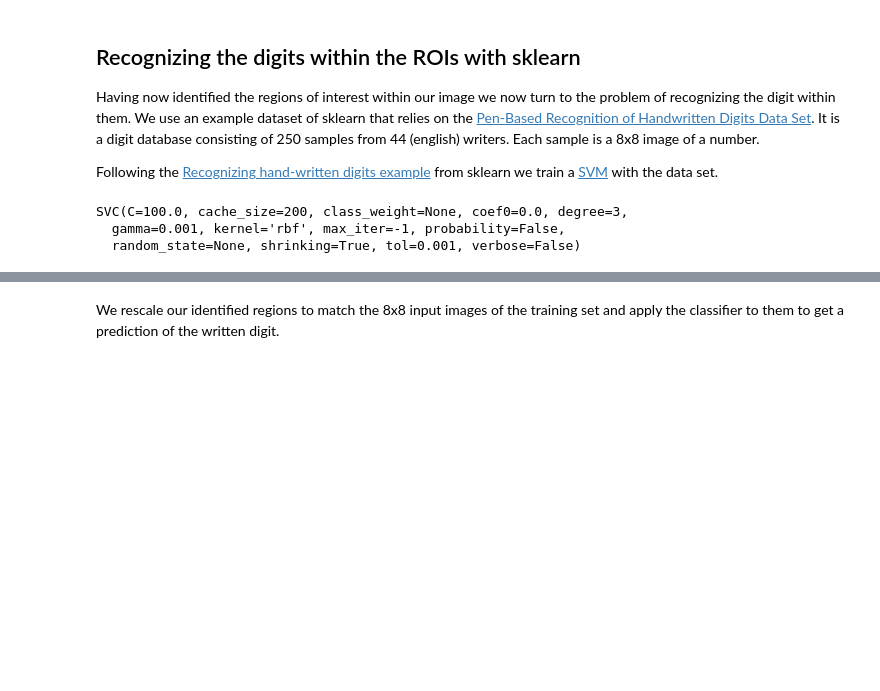
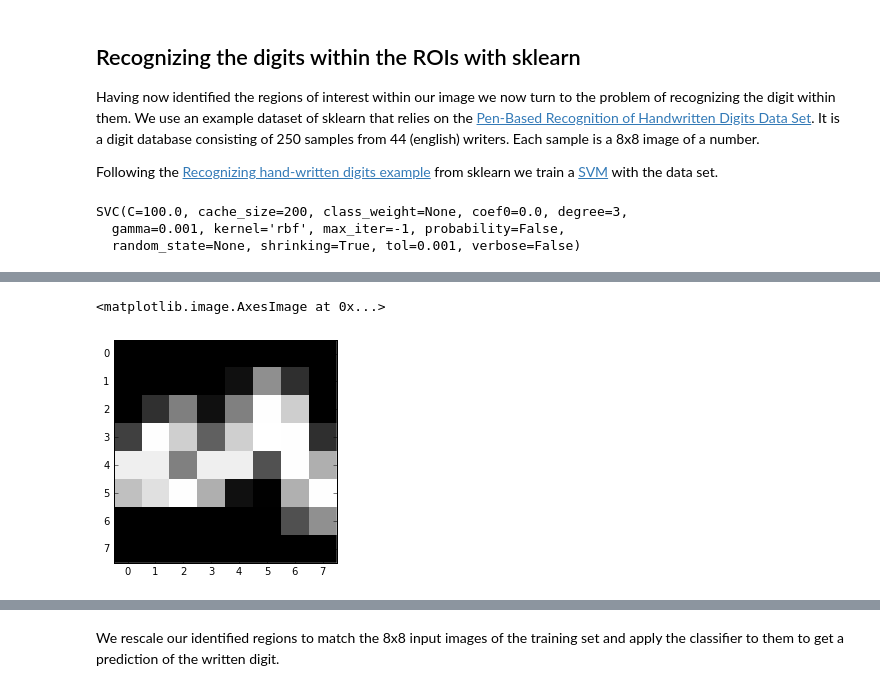
Before and after one commit to scholich/python-overview, a Jupyter notebook: find_digits_and_predict.ipynb, the cells around one changed output, grey strips where cells are left out. Drawn from its saved outputs; the diff is of its cells as text; code cells hidden in the pictures; blank space fills up the shorter version.

```diff
--- a/find_digits_and_predict.ipynb
+++ b/find_digits_and_predict.ipynb
@@ -105,0 +148,5 @@ SVC(C=100.0, cache_size=200, class_weight=None, coef0=0.0, degree=3,
+# %%
+plt.imshow(digits.images[2].T, cmap='gray', interpolation='none')
+# %% [output]
+<matplotlib.image.AxesImage at 0x...>
+[figure, added]
```
Also changed, not shown: parts of 8 cells of this notebook, 3 other files.
